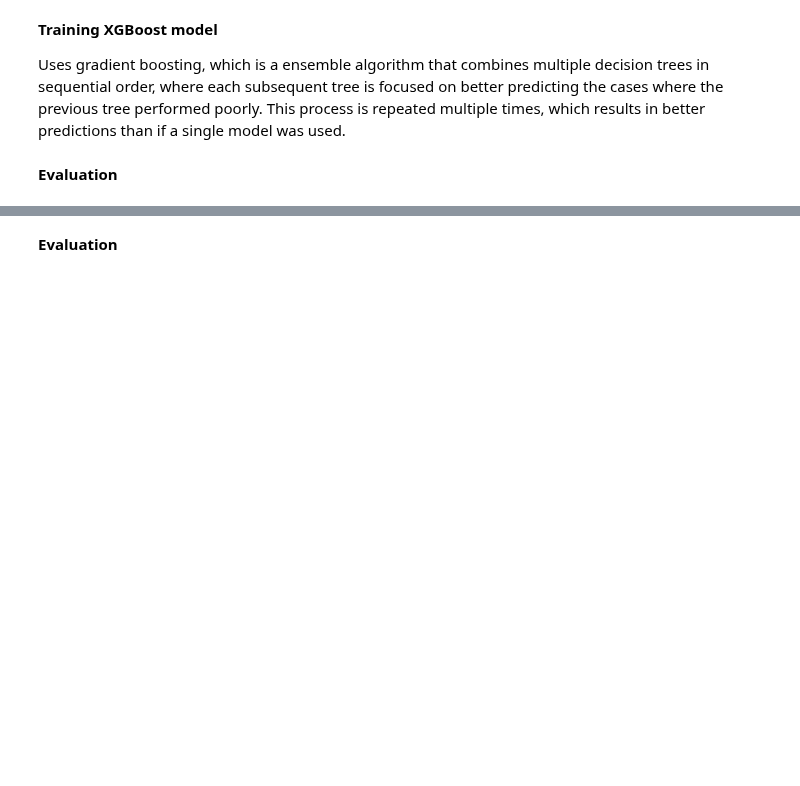
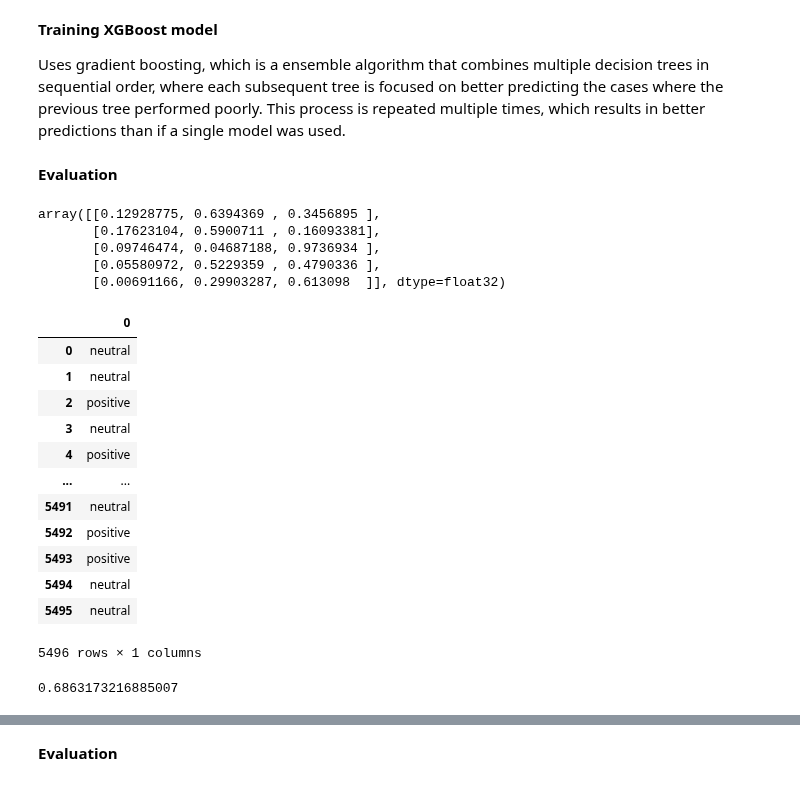
Before and after one commit to lev0o/NLP, a Jupyter notebook: notebooks/notebook.ipynb, the cells around one changed output, grey strips where cells are left out. Drawn from its saved outputs; the diff is of its cells as text; code cells hidden in the pictures; blank space fills up the shorter version.

```diff
--- a/notebooks/notebook.ipynb
+++ b/notebooks/notebook.ipynb
@@ -186,2 +190,64 @@ xgboost()
+# %%
+features = tfidf.get_feature_names_out()
+dtrain = xgb.DMatrix(X_train, label=y_train_xgb, feature_names=features)
+dval = xgb.DMatrix(X_val, label=y_train_xgb, feature_names=features)
+# %%
+xgb_params = {
+    'ets': 0.3,
+    'max_depth': 6,
+    'min_child_weight': 1,
+
+    'objective': 'binary:logistic',
+    'nthread': 8,
+
+    'seed': 1,
+    'verbosity': 0
+}
+
+model_xgb = xgb.train(xgb_params, dtrain, num_boost_round=200)
 # %% [markdown]
 **Evaluation**
+# %%
+y_pred_probas = model_xgb.predict(dval)
+# %%
+y_pred_probas[:5]
+# %% [output]
+array([[0.12928775, 0.6394369 , 0.3456895 ],
+       [0.17623104, 0.5900711 , 0.16093381],
+       [0.09746474, 0.04687188, 0.9736934 ],
+       [0.05580972, 0.5229359 , 0.4790336 ],
+       [0.00691166, 0.29903287, 0.613098  ]], dtype=float32)
+# %%
+idx = np.argmax( y_pred_probas, axis=-1 )
+y_pred_vect = np.zeros( y_pred_probas.shape )
+y_pred_vect[ np.arange(y_pred_vect.shape[0]), idx ] = 1
+
+idx_neg = np.where(y_pred_vect[:,0] == 1)[0]
+idx_net = np.where(y_pred_vect[:,1] == 1)[0]
+idx_pos = np.where(y_pred_vect[:,2] == 1)[0]
+
+y_pred = pd.DataFrame(np.empty(y_pred_vect.shape[0]))
+
+y_pred.iloc[idx_neg] = 'negative'
+y_pred.iloc[idx_net] = 'neutral'
+y_pred.iloc[idx_pos] = 'positive'
+# %%
+y_pred
+# %% [output]
+|  | 0 |
+| 0 | neutral |
+| 1 | neutral |
+| 2 | positive |
+| 3 | neutral |
+| 4 | positive |
+| ... | ... |
+| 5491 | neutral |
+| 5492 | positive |
+| 5493 | positive |
+| 5494 | neutral |
+| 5495 | neutral |
+5496 rows × 1 columns
+# %%
+accuracy_score(y_val, y_pred)
+# %% [output]
+0.6863173216885007
```
Also changed, not shown: parts of 11 cells of this notebook.
